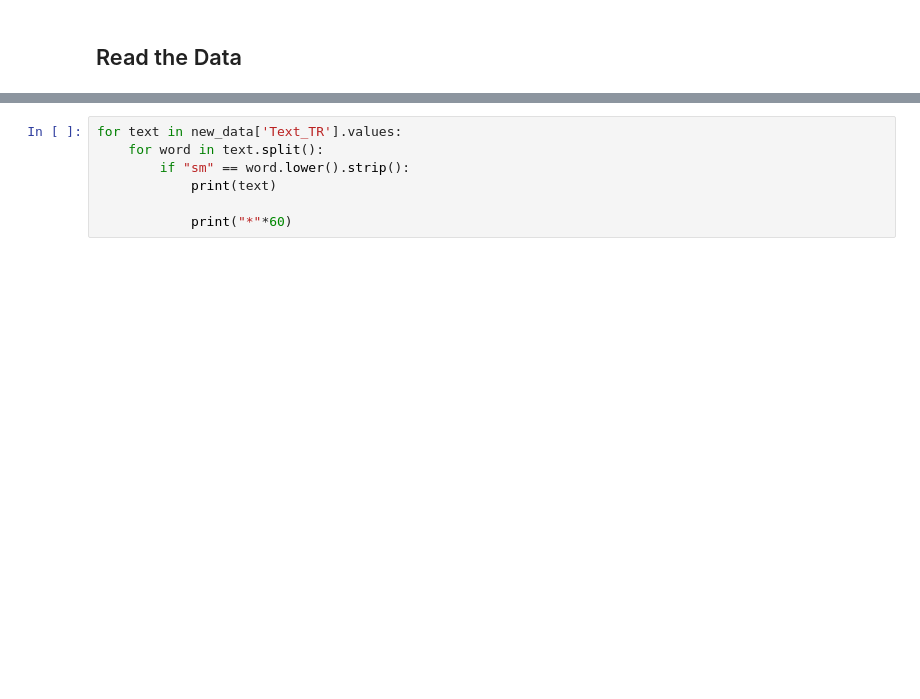
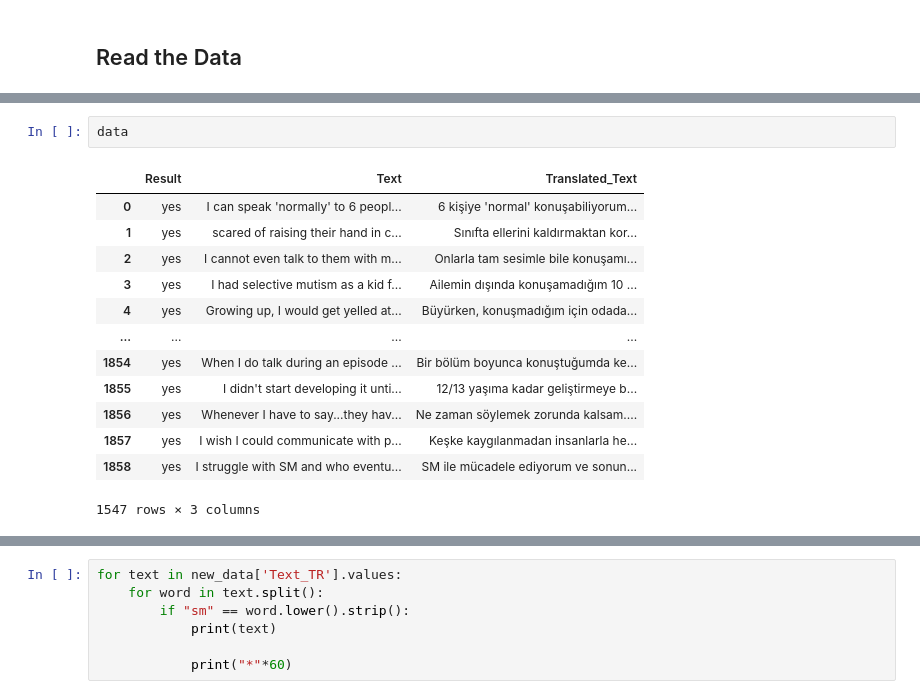
Before and after one commit to Halil3509/TEKNOFEST-Dilbazlar, a Jupyter notebook: Notebooks/Reddit_Data_Preprocessing.ipynb, the cells around one changed output, grey strips where cells are left out. Cells and saved outputs as stored; diff of their text form; blank space fills up the shorter version.

```diff
--- a/Notebooks/Reddit_Data_Preprocessing.ipynb
+++ b/Notebooks/Reddit_Data_Preprocessing.ipynb
@@ -104,0 +173,16 @@ array(['6 kişiyle normal şekilde konuşabiliyorum. Onlarla konuşurken ve hala
+# %%
+data
+# %% [output]
+|  | Result | Text | Translated_Text |
+| 0 | yes | I can speak 'normally' to 6 peopl... | 6 kişiye 'normal' konuşabiliyorum... |
+| 1 | yes | scared of raising their hand in c... | Sınıfta ellerini kaldırmaktan kor... |
+| 2 | yes | I cannot even talk to them with m... | Onlarla tam sesimle bile konuşamı... |
+| 3 | yes | I had selective mutism as a kid f... | Ailemin dışında konuşamadığım 10 ... |
+| 4 | yes | Growing up, I would get yelled at... | Büyürken, konuşmadığım için odada... |
+| ... | ... | ... | ... |
+| 1854 | yes | When I do talk during an episode ... | Bir bölüm boyunca konuştuğumda ke... |
+| 1855 | yes | I didn't start developing it unti... | 12/13 yaşıma kadar geliştirmeye b... |
+| 1856 | yes | Whenever I have to say...they hav... | Ne zaman söylemek zorunda kalsam.... |
+| 1857 | yes | I wish I could communicate with p... | Keşke kaygılanmadan insanlarla he... |
+| 1858 | yes | I struggle with SM and who eventu... | SM ile mücadele ediyorum ve sonun... |
+1547 rows × 3 columns
```
Also changed, not shown: parts of 33 cells of this notebook, 2 other files.
